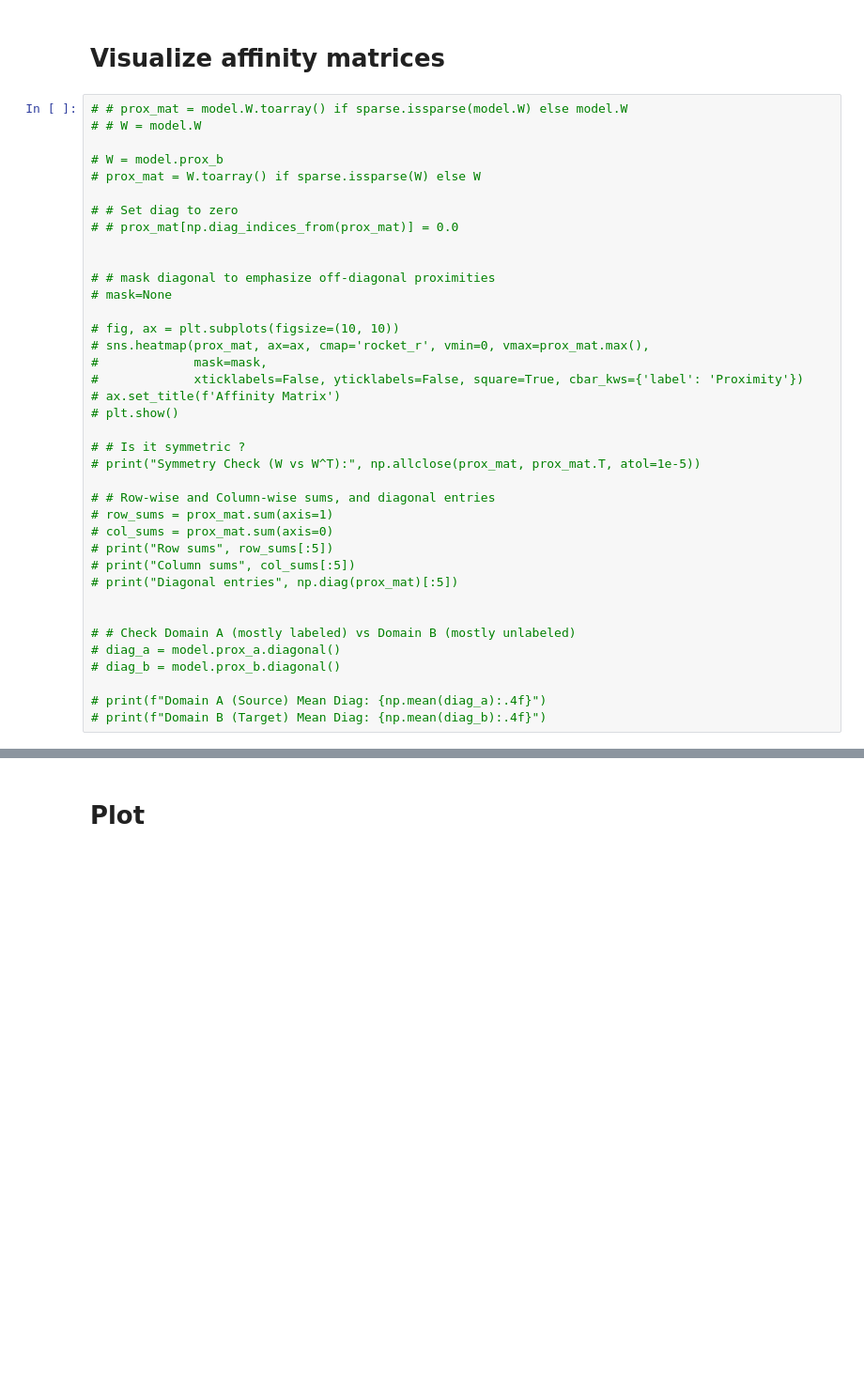
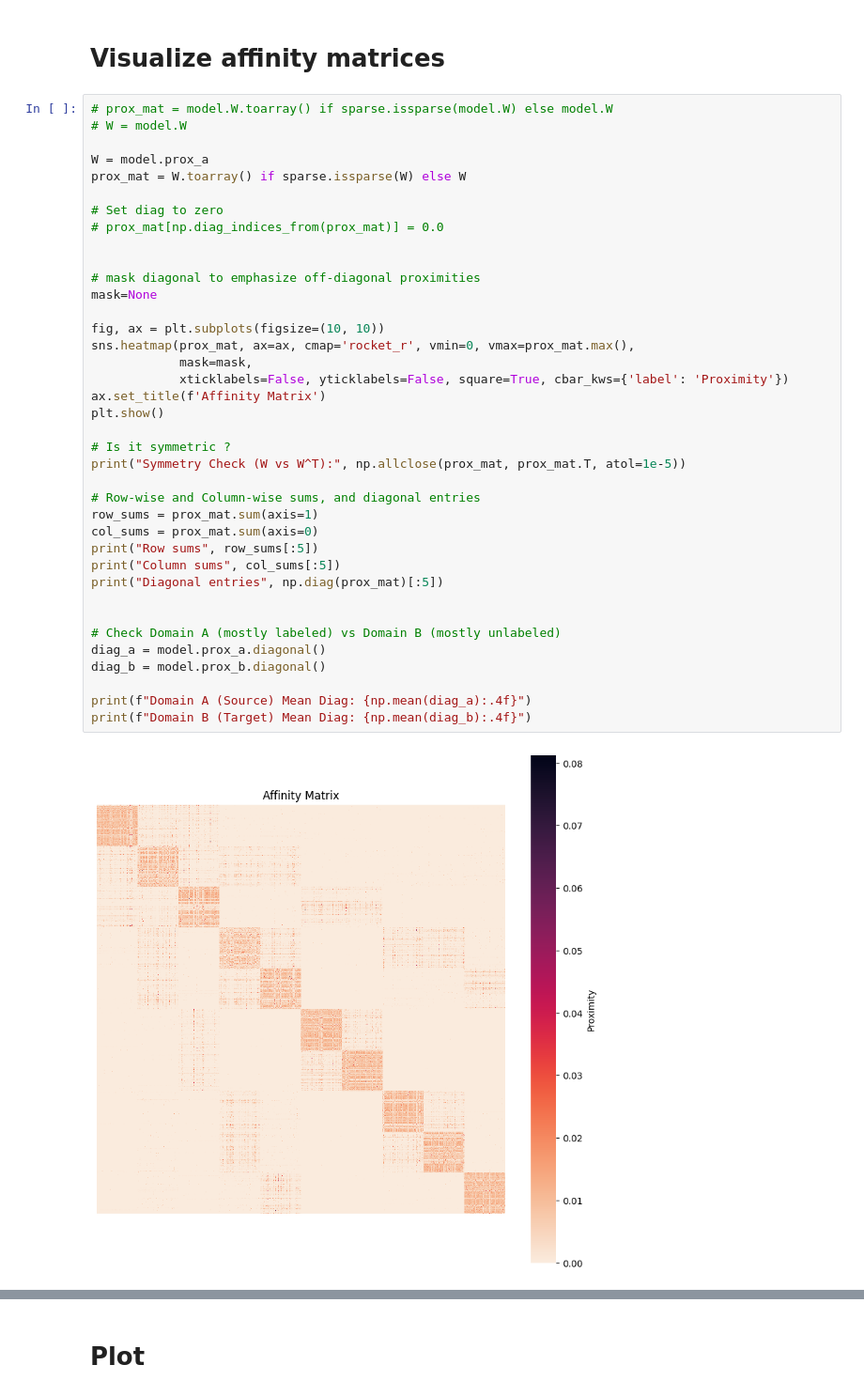
Before and after one commit to aumona/FoSTA-experiments, a Jupyter notebook: notebooks/experiment.ipynb, the cells around one changed output, grey strips where cells are left out. Shown at 94% size. Cells and saved outputs as stored; diff of their text form; blank space fills up the shorter version.

```diff
--- a/notebooks/experiment.ipynb
+++ b/notebooks/experiment.ipynb
@@ -349,40 +326,42 @@ Alignment complete.
 # %% [markdown]
 # Visualize affinity matrices
 # %%
-# # prox_mat = model.W.toarray() if sparse.issparse(model.W) else model.W
-# # W = model.W
+# prox_mat = model.W.toarray() if sparse.issparse(model.W) else model.W
+# W = model.W
 
-# W = model.prox_b
-# prox_mat = W.toarray() if sparse.issparse(W) else W
+W = model.prox_a
+prox_mat = W.toarray() if sparse.issparse(W) else W
 
-# # Set diag to zero
-# # prox_mat[np.diag_indices_from(prox_mat)] = 0.0
+# Set diag to zero
+# prox_mat[np.diag_indices_from(prox_mat)] = 0.0
 
 
-# # mask diagonal to emphasize off-diagonal proximities
-# mask=None
+# mask diagonal to emphasize off-diagonal proximities
+mask=None
 
-# fig, ax = plt.subplots(figsize=(10, 10))
-# sns.heatmap(prox_mat, ax=ax, cmap='rocket_r', vmin=0, vmax=prox_mat.max(),
-#             mask=mask,
-#             xticklabels=False, yticklabels=False, square=True, cbar_kws={'label': 'Proximity'})
-# ax.set_title(f'Affinity Matrix')
-# plt.show()
+fig, ax = plt.subplots(figsize=(10, 10))
+sns.heatmap(prox_mat, ax=ax, cmap='rocket_r', vmin=0, vmax=prox_mat.max(),
+            mask=mask,
+            xticklabels=False, yticklabels=False, square=True, cbar_kws={'label': 'Proximity'})
+ax.set_title(f'Affinity Matrix')
+plt.show()
 
-# # Is it symmetric ?
-# print("Symmetry Check (W vs W^T):", np.allclose(prox_mat, prox_mat.T, atol=1e-5))
+# Is it symmetric ?
+print("Symmetry Check (W vs W^T):", np.allclose(prox_mat, prox_mat.T, atol=1e-5))
 
-# # Row-wise and Column-wise sums, and diagonal entries
-# row_sums = prox_mat.sum(axis=1)
-# col_sums = prox_mat.sum(axis=0)
-# print("Row sums", row_sums[:5])
-# print("Column sums", col_sums[:5])
-# print("Diagonal entries", np.diag(prox_mat)[:5])
+# Row-wise and Column-wise sums, and diagonal entries
+row_sums = prox_mat.sum(axis=1)
+col_sums = prox_mat.sum(axis=0)
+print("Row sums", row_sums[:5])
+print("Column sums", col_sums[:5])
+print("Diagonal entries", np.diag(prox_mat)[:5])
 
 
-# # Check Domain A (mostly labeled) vs Domain B (mostly unlabeled)
-# diag_a = model.prox_a.diagonal()
-# diag_b = model.prox_b.diagonal()
+# Check Domain A (mostly labeled) vs Domain B (mostly unlabeled)
+diag_a = model.prox_a.diagonal()
+diag_b = model.prox_b.diagonal()
 
-# print(f"Domain A (Source) Mean Diag: {np.mean(diag_a):.4f}")
-# print(f"Domain B (Target) Mean Diag: {np.mean(diag_b):.4f}")
+print(f"Domain A (Source) Mean Diag: {np.mean(diag_a):.4f}")
+print(f"Domain B (Target) Mean Diag: {np.mean(diag_b):.4f}")
+# %% [output]
+[figure, added]
```
Also changed, not shown: parts of 6 cells of this notebook.
